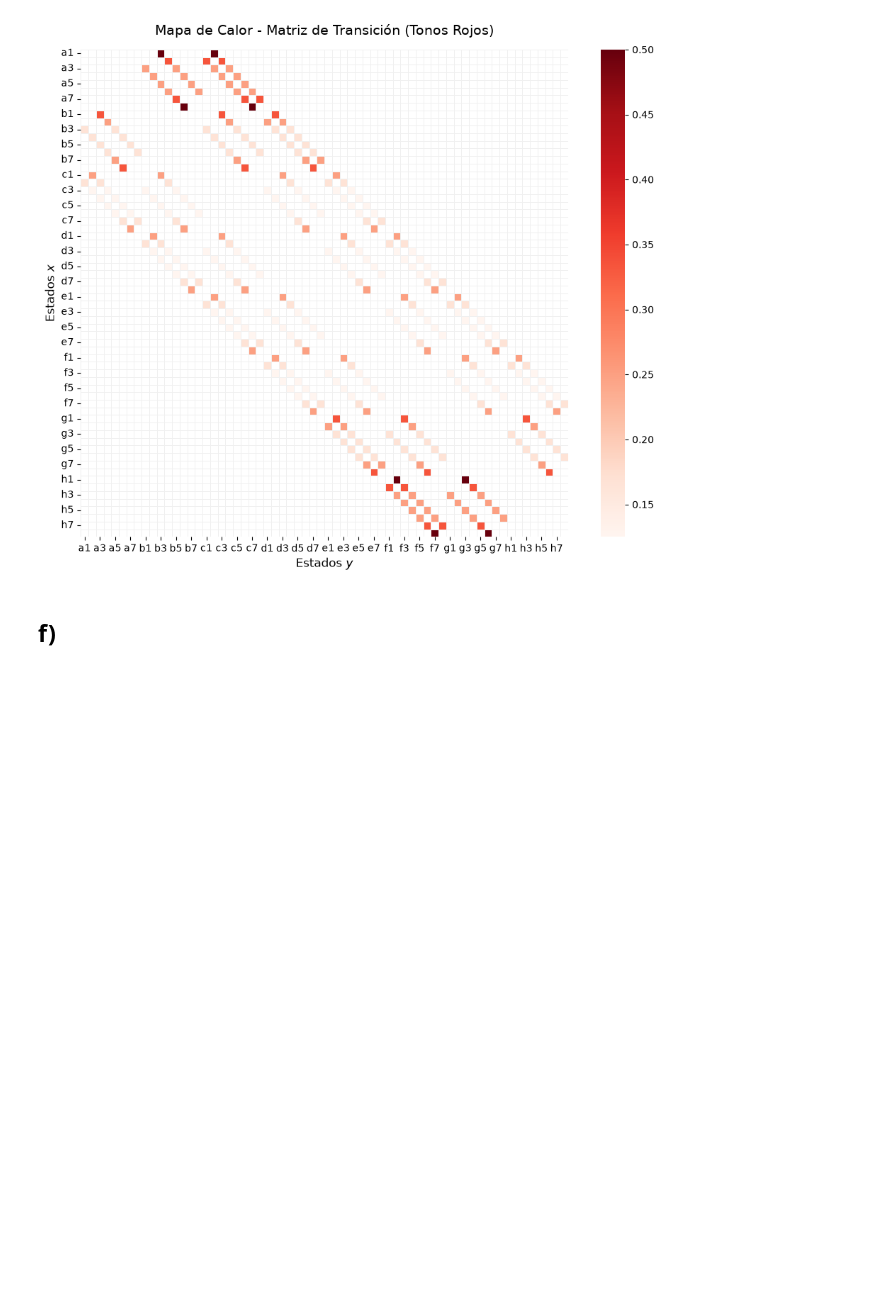
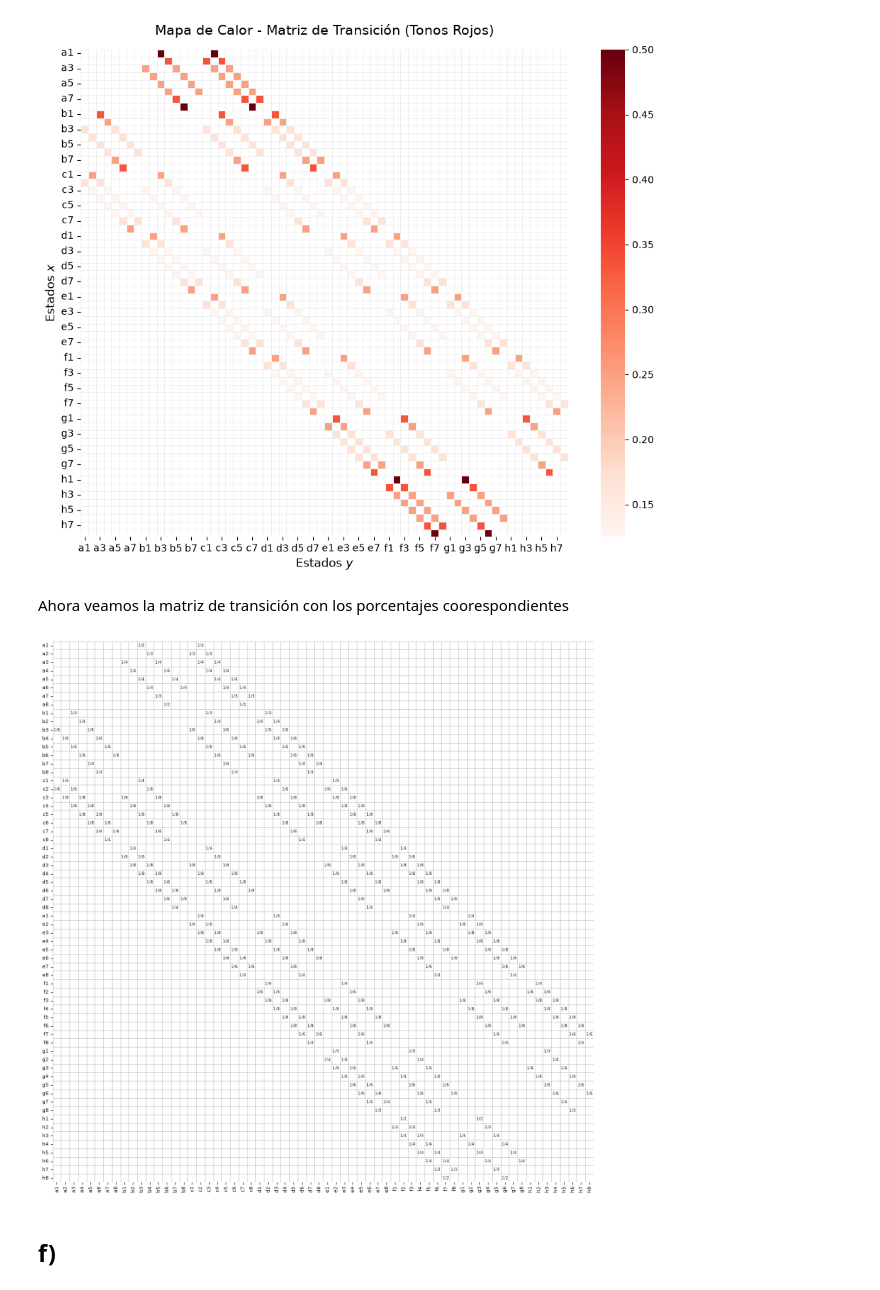
Before and after one commit to kamilo44/2026_2, a Jupyter notebook: Cadenas de Markov/Tarea 2/tarea_2.ipynb, the cells around one changed output. Drawn from its saved outputs; the diff is of its cells as text; code cells hidden in the pictures; blank space fills up the shorter version.

```diff
--- a/Cadenas de Markov/Tarea 2/tarea_2.ipynb
+++ b/Cadenas de Markov/Tarea 2/tarea_2.ipynb
@@ -267,5 +267,44 @@ plt.tight_layout()
 plt.show()
 # %% [output]
 [figure]
+# %% [markdown]
+Ahora veamos la matriz de transición con los porcentajes coorespondientes
+# %%
+def pos_str(p):
+  return f"{'abcdefgh'[p[0]-1]}{p[1]}" if isinstance(p, tuple) else str(p)
+
+
+datos = resultados_crudos
+
+estados = [pos_str(item[0]) for item in datos]
+m_num = pd.DataFrame(0.0, index=estados, columns=estados)
+m_txt = pd.DataFrame("", index=estados, columns=estados)
+
+for x, N_x, n_len in datos:
+  origen = pos_str(x)
+  for y in N_x:
+    destino = pos_str(y)
+    m_txt.loc[origen, destino] = f"1/{n_len}"
+    m_num.loc[origen, destino] = 1 / n_len
+
+plt.figure(figsize=(15, 13))
+sns.heatmap(
+    m_num,
+    annot=m_txt,
+    fmt="",
+    cmap=["white"],
+    cbar=False,
+    square=True,
+    linewidths=0.5,
+    linecolor="#bbb",
+    annot_kws={"size": 6.5},
+)
+
+plt.xticks(rotation=90, fontsize=8)
+plt.yticks(rotation=0, fontsize=8)
+plt.tight_layout()
+plt.show()
+# %% [output]
+[figure, added]
 # %% [markdown]
 ## f)
```
Also changed, not shown: parts of 6 cells of this notebook.
